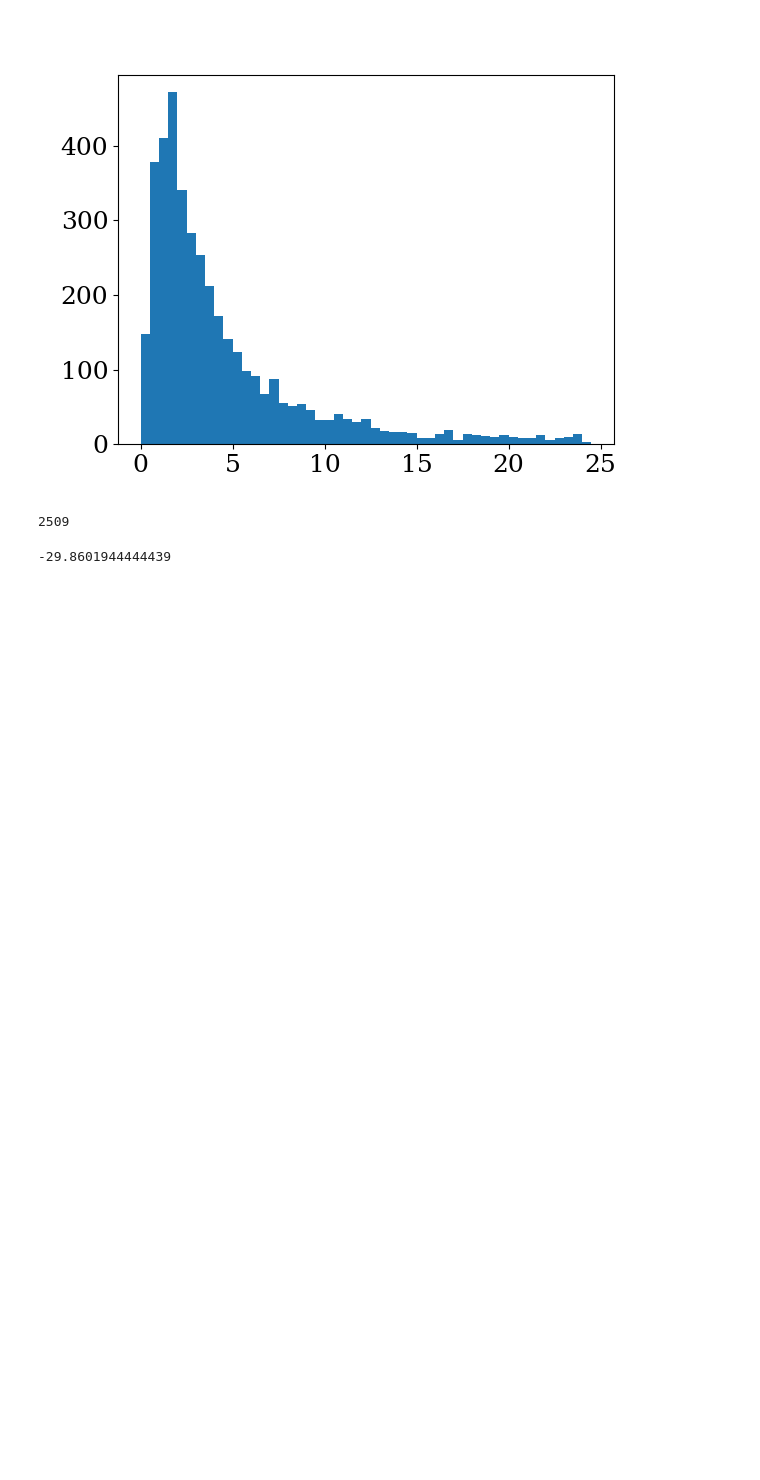
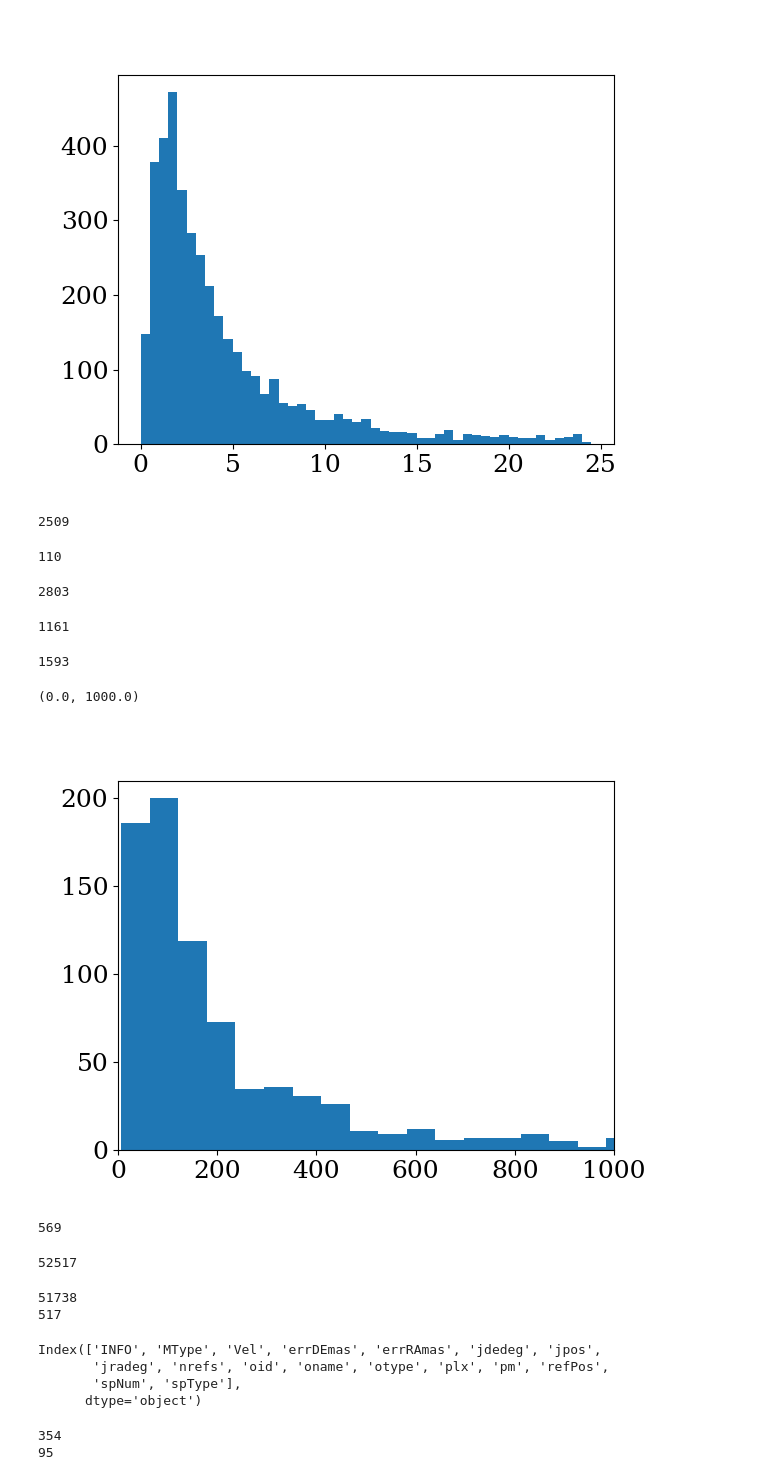
Before and after one commit to jradavenport/spectro100, a Jupyter notebook: gathering data.ipynb, the cells around one changed output. Saved outputs shown, nothing was run; the diff lists cells and outputs as text; code cells hidden in the pictures; blank space fills up the shorter version.

```diff
--- a/gathering data.ipynb
+++ b/gathering data.ipynb
@@ -253,0 +288,8 @@ sum(Hidx[1].to('arcsec').value < 2)
+# %%
+
+owls_c = SkyCoord(owls_ra, owls_dec, unit=(u.hourangle, u.deg))
+odx = GCNS_c.match_to_catalog_sky(owls_c)
+omtch = odx[0][odx[1].to('arcsec').value < 5]
+print(sum(odx[1].to('arcsec').value < 5))
+# %% [output]
+110
@@ -254,4 +309,52 @@ sum(Hidx[1].to('arcsec').value < 2)
+# %%
+len(apf_ra)
+# %% [output]
+2803
 # %%
-GaiaESO_C.dec.value[Gdx[0]][-1]
+apf_c = SkyCoord(apf_ra, apf_dec, unit=(u.hourangle, u.deg))
+adx = GCNS_c.match_to_catalog_sky(apf_c)
+amtch = adx[0][adx[1].to('arcsec').value < 5]
+print(sum(adx[1].to('arcsec').value < 5))
 # %% [output]
--29.8601944444439
+1161
+# %%
+# melchiors
+# https://www.aanda.org/articles/aa/full_html/2024/01/aa46847-23/aa46847-23.html
+mel = pd.read_table('J_A+A_681_A107_metagaia.dat.gz.txt', delimiter='|')
+# mel.columns.values
+len(mel)
+# %% [output]
+1593
+# %%
+plt.figure()
+_ = plt.hist(mel['Dist'],bins=100)
+plt.xlim(0,1000)
+# %% [output]
+(0.0, 1000.0)
+[figure, added]
+# %%
+mel_c = SkyCoord(mel['RAdeg'], mel['DEdeg'], unit=(u.deg, u.deg))
+mdx = GCNS_c.match_to_catalog_sky(mel_c)
+mmtch = mdx[0][mdx[1].to('arcsec').value < 5]
+print(sum(mdx[1].to('arcsec').value < 5))
+# %% [output]
+569
+# %%
+# ESPRESSO. Did a big dump of all objects here
+# http://archive.eso.org/wdb/wdb/eso/espresso/form
+# had to set query limit to 100000 rows...
+exp = pd.read_csv('wdb_query_9350_eso.csv')
+print(len(exp))
+# %% [output]
+52517
+# %%
+expok = np.isfinite(exp['RA']) & np.isfinite(exp['DEC'])
+print(np.sum(expok))
+
+exp_c = SkyCoord(exp['RA'][expok], exp['DEC'][expok], unit=(u.deg, u.deg))
+exdx = GCNS_c.match_to_catalog_sky(exp_c)
+exmtch = exdx[0][exdx[1].to('arcsec').value < 5]
+print(sum(exdx[1].to('arcsec').value < 5))
+# %% [output]
+51738
+517
@@ -257,0 +366,20 @@ GaiaESO_C.dec.value[Gdx[0]][-1]
+# %%
+# CARMENES
+# had to do Sesame to resolve name, -> XML -> ChatGPT to turn into this table
+car = pd.read_csv('emma_data/CARMENES/Cleaned_CDS_Sesame_Output.csv')
+car.columns
+# %% [output]
+Index(['INFO', 'MType', 'Vel', 'errDEmas', 'errRAmas', 'jdedeg', 'jpos',
+       'jradeg', 'nrefs', 'oid', 'oname', 'otype', 'plx', 'pm', 'refPos',
+       'spNum', 'spType'],
+      dtype='object')
+# %%
+carok = np.isfinite(car['jradeg']) & np.isfinite(car['jdedeg'])
+print(np.sum(carok))
+car_c = SkyCoord(car['jradeg'][carok], car['jdedeg'][carok], unit=(u.deg, u.deg))
+cardx = GCNS_c.match_to_catalog_sky(car_c)
+carmtch = cardx[0][cardx[1].to('arcsec').value < 5]
+print(sum(cardx[1].to('arcsec').value < 5))
+# %% [output]
+354
+95
```
Also changed, not shown: parts of 23 cells of this notebook, 11 other files.
